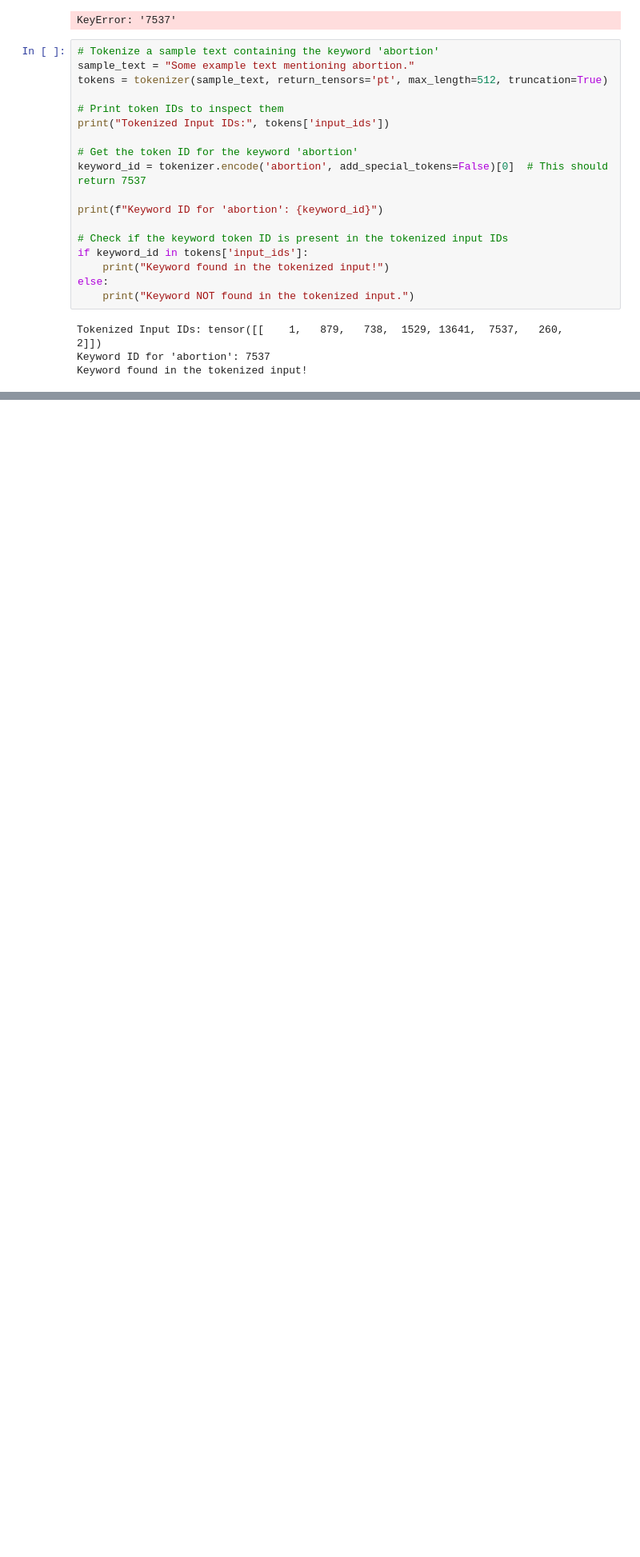
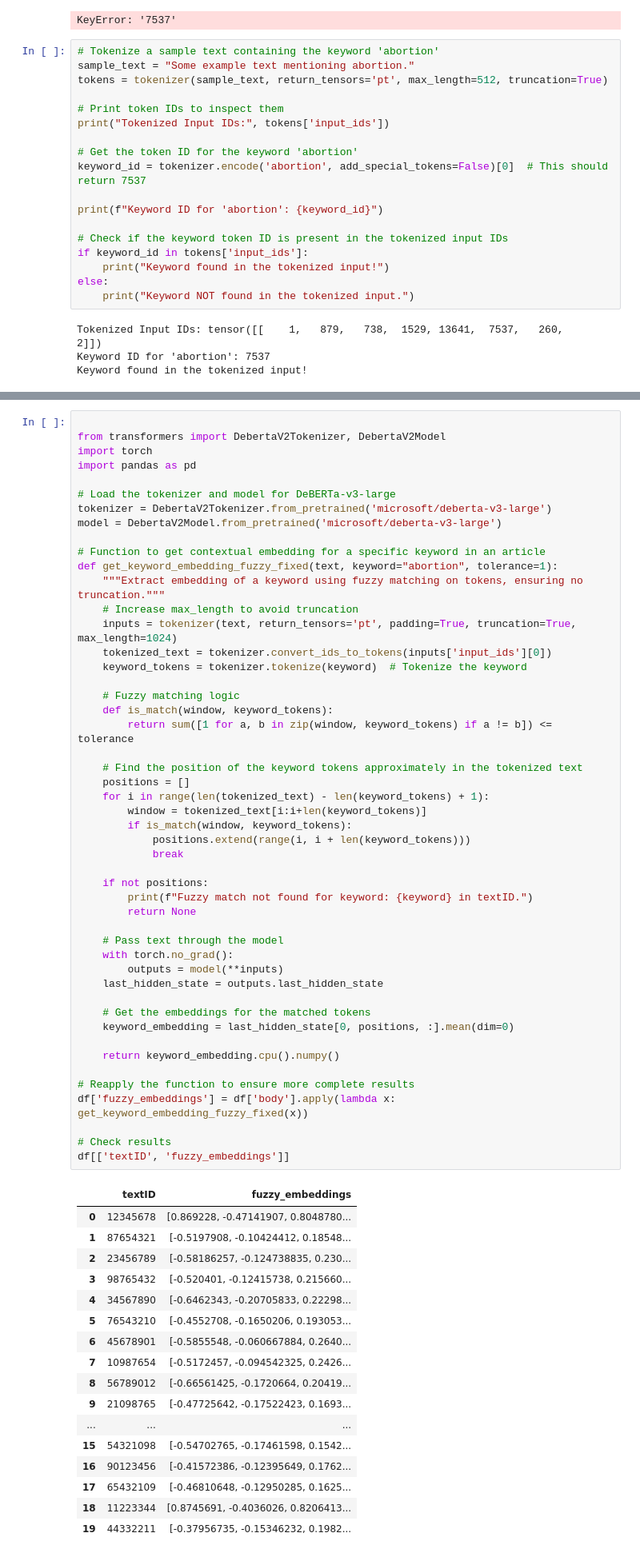
Before and after one commit to soerinev/Bachelor, a Jupyter notebook: semantic_polarization.ipynb, the cells around one changed output, grey strips where cells are left out. Shown at 80% size. Cells and saved outputs as stored; diff of their text form; blank space fills up the shorter version.

Commit message:
fixed DeBERTa embeddings + came up with more dilemmas

```diff
--- a/semantic_polarization.ipynb
+++ b/semantic_polarization.ipynb
@@ -1124,0 +1818,67 @@ Keyword found in the tokenized input!
+# %%
+
+from transformers import DebertaV2Tokenizer, DebertaV2Model
+import torch
+import pandas as pd
+
+# Load the tokenizer and model for DeBERTa-v3-large
+tokenizer = DebertaV2Tokenizer.from_pretrained('microsoft/deberta-v3-large')
+model = DebertaV2Model.from_pretrained('microsoft/deberta-v3-large')
+
+# Function to get contextual embedding for a specific keyword in an article
+def get_keyword_embedding_fuzzy_fixed(text, keyword="abortion", tolerance=1):
+    """Extract embedding of a keyword using fuzzy matching on tokens, ensuring no truncation."""
+    # Increase max_length to avoid truncation
+    inputs = tokenizer(text, return_tensors='pt', padding=True, truncation=True, max_length=1024)
+    tokenized_text = tokenizer.convert_ids_to_tokens(inputs['input_ids'][0])
+    keyword_tokens = tokenizer.tokenize(keyword)  # Tokenize the keyword
+
+    # Fuzzy matching logic
+    def is_match(window, keyword_tokens):
+        return sum([1 for a, b in zip(window, keyword_tokens) if a != b]) <= tolerance
+
+    # Find the position of the keyword tokens approximately in the tokenized text
+    positions = []
+    for i in range(len(tokenized_text) - len(keyword_tokens) + 1):
+        window = tokenized_text[i:i+len(keyword_tokens)]
+        if is_match(window, keyword_tokens):
+            positions.extend(range(i, i + len(keyword_tokens)))
+            break
+
+    if not positions:
+        print(f"Fuzzy match not found for keyword: {keyword} in textID.")
+        return None
+
+    # Pass text through the model
+    with torch.no_grad():
+        outputs = model(**inputs)
+    last_hidden_state = outputs.last_hidden_state
+
+    # Get the embeddings for the matched tokens
+    keyword_embedding = last_hidden_state[0, positions, :].mean(dim=0)
+
+    return keyword_embedding.cpu().numpy()
+
+# Reapply the function to ensure more complete results
+df['fuzzy_embeddings'] = df['body'].apply(lambda x: get_keyword_embedding_fuzzy_fixed(x))
+
+# Check results
+df[['textID', 'fuzzy_embeddings']]
+# %% [output]
+|  | textID | fuzzy_embeddings |
+| 0 | 12345678 | [0.869228, -0.47141907, 0.8048780... |
+| 1 | 87654321 | [-0.5197908, -0.10424412, 0.18548... |
+| 2 | 23456789 | [-0.58186257, -0.124738835, 0.230... |
+| 3 | 98765432 | [-0.520401, -0.12415738, 0.215660... |
+| 4 | 34567890 | [-0.6462343, -0.20705833, 0.22298... |
+| 5 | 76543210 | [-0.4552708, -0.1650206, 0.193053... |
+| 6 | 45678901 | [-0.5855548, -0.060667884, 0.2640... |
+| 7 | 10987654 | [-0.5172457, -0.094542325, 0.2426... |
+| 8 | 56789012 | [-0.66561425, -0.1720664, 0.20419... |
+| 9 | 21098765 | [-0.47725642, -0.17522423, 0.1693... |
+| ... | ... | ... |
+| 15 | 54321098 | [-0.54702765, -0.17461598, 0.1542... |
+| 16 | 90123456 | [-0.41572386, -0.12395649, 0.1762... |
+| 17 | 65432109 | [-0.46810648, -0.12950285, 0.1625... |
+| 18 | 11223344 | [0.8745691, -0.4036026, 0.8206413... |
+| 19 | 44332211 | [-0.37956735, -0.15346232, 0.1982... |
```
Also changed, not shown: parts of 43 cells of this notebook.
